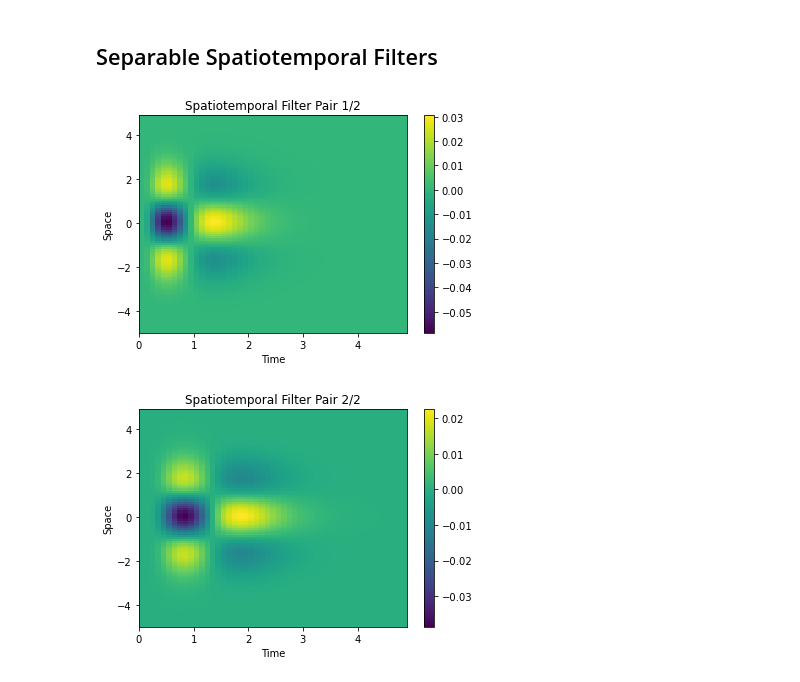
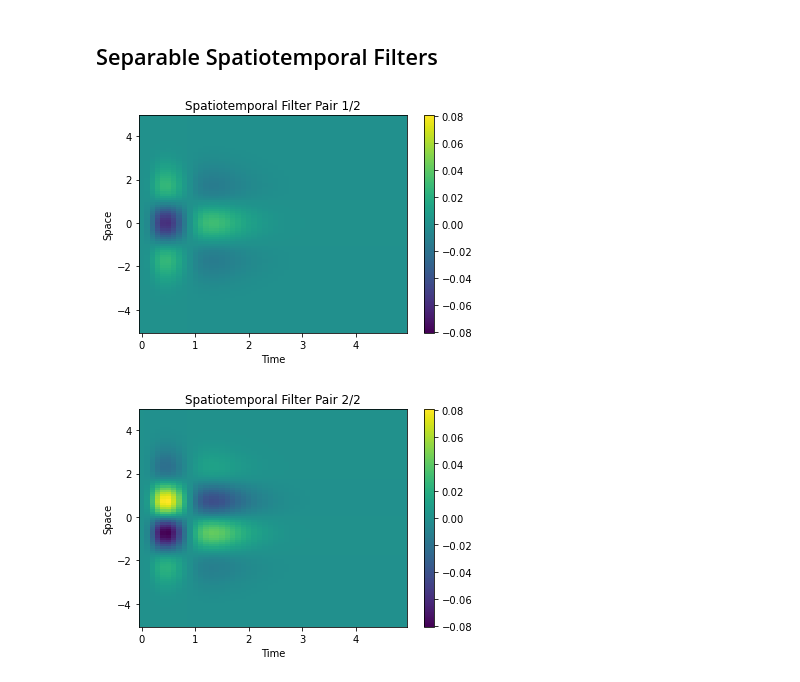
Before and after one commit to vdutell/linearfiltering, a Jupyter notebook: adelsonbergen1984.ipynb, the cells around one changed output. Saved outputs shown, nothing was run; the diff lists cells and outputs as text; code cells hidden in the pictures.

```diff
--- a/adelsonbergen1984.ipynb
+++ b/adelsonbergen1984.ipynb
@@ -110,37 +111,42 @@ def spatiotemporal_filter(x,t, n=3, k=1, order=2):
     #temporal component
     a = (k*t)**n
     b = np.exp(-k*t)
     c = (1/np.math.factorial(n))-((k*t)**2)/(np.math.factorial(n+2))
     temporal_response = a*b*c
 
     #combine two
     response = spatial_response * temporal_response
 
     return response
 
 
 space = np.arange(-5,5,0.1)
 times = np.arange(0,5,0.1)
 s,t = np.meshgrid(space,times)
 
-#
-st_response_1 = spatiotemporal_filter(s,t, n=3, k=5).T
-st_response_2 = spatiotemporal_filter(s,t, n=5, k=5).T
+#create responses
+st_response_1 = spatiotemporal_filter(s,t, n=3, k=5, order=2).T
+st_response_2 = spatiotemporal_filter(s,t, n=3, k=5, order=3).T
+rmin = np.min((st_response_1, st_response_2))
+rmax = np.max((st_response_1, st_response_2))
+norm = mpl.colors.Normalize(vmin=rmin, vmax=rmax)
+
+
 #plot
-plt.pcolormesh(times,space,st_response_1)
+plt.pcolormesh(times,space,st_response_1, norm=norm, shading='auto')
 plt.xlabel('Time')
 plt.ylabel('Space')
 plt.colorbar()
 plt.title("Spatiotemporal Filter Pair 1/2")
 plt.show()
 
 #plot
-plt.pcolormesh(times,space,st_response_2)
+plt.pcolormesh(times,space,st_response_2, norm=norm, shading='auto')
 plt.xlabel('Time')
 plt.ylabel('Space')
 plt.colorbar()
 plt.title("Spatiotemporal Filter Pair 2/2")
 plt.show()
 # %% [output]
-[figure, old version]
+[figure, new version]
-[figure, old version]
+[figure, new version]
```
Also changed, not shown: parts of 1 cell of this notebook.
